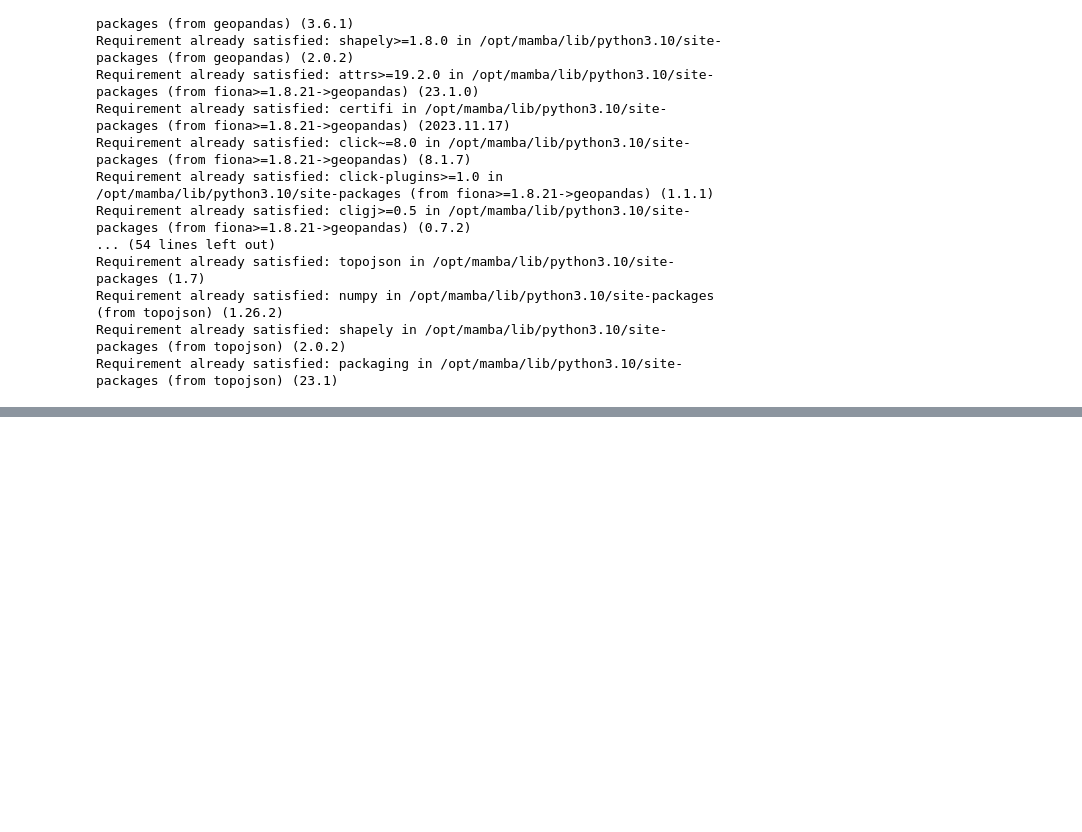
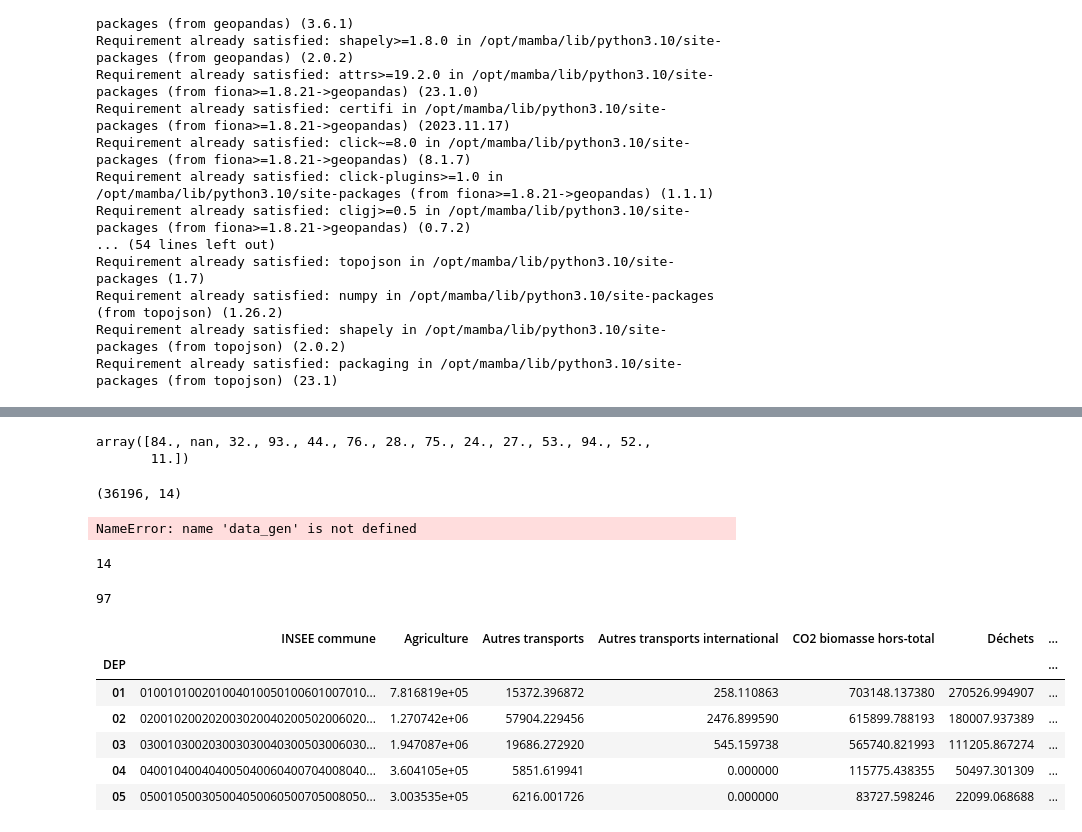
Before and after one commit to tpaquier/Python_DS, a Jupyter notebook: base_pollutio_test.ipynb, the cells around one changed output, grey strips where cells are left out. Cells and saved outputs as stored; diff of their text form; code cells hidden in the pictures; blank space fills up the shorter version.

```diff
--- a/base_pollutio_test.ipynb
+++ b/base_pollutio_test.ipynb
@@ -34,0 +64,4 @@ Requirement already satisfied: packaging in /opt/mamba/lib/python3.10/site-packa
+# %%
+merging_list.append('REG')
+# %%
+merging_list.append('DEP')
@@ -34,0 +72,2 @@ Requirement already satisfied: packaging in /opt/mamba/lib/python3.10/site-packa
+# %%
+base_gen_pollution = base_gen_pollution[merging_list]
@@ -34,0 +86,21 @@ Requirement already satisfied: packaging in /opt/mamba/lib/python3.10/site-packa
+# %%
+base_gen_pollution['REG'].unique()
+# %% [output]
+array([84., nan, 32., 93., 44., 76., 28., 75., 24., 27., 53., 94., 52.,
+       11.])
+# %%
+base_gen_pollution.shape
+# %% [output]
+(36196, 14)
+# %%
+data_gen.shape
+# %% [output]
+NameError: name 'data_gen' is not defined
+# %%
+len(base_gen_pollution['REG'].unique())
+# %% [output]
+14
+# %%
+len(base_gen_pollution['DEP'].unique())
+# %% [output]
+97
@@ -34,0 +110,12 @@ Requirement already satisfied: packaging in /opt/mamba/lib/python3.10/site-packa
+# %%
+tentative_groupes_1 = base_gen_pollution.drop(['Commune'], axis = 1).groupby('DEP').sum()
+# %%
+tentative_groupes_1.head()
+# %% [output]
+|  | INSEE commune | Agriculture | Autres transports | Autres transports international | CO2 biomasse hors-total | Déchets | ... |
+| DEP |  |  |  |  |  |  | ... |
+| 01 | 010010100201004010050100601007010... | 7.816819e+05 | 15372.396872 | 258.110863 | 703148.137380 | 270526.994907 | ... |
+| 02 | 020010200202003020040200502006020... | 1.270742e+06 | 57904.229456 | 2476.899590 | 615899.788193 | 180007.937389 | ... |
+| 03 | 030010300203003030040300503006030... | 1.947087e+06 | 19686.272920 | 545.159738 | 565740.821993 | 111205.867274 | ... |
+| 04 | 040010400404005040060400704008040... | 3.604105e+05 | 5851.619941 | 0.000000 | 115775.438355 | 50497.301309 | ... |
+| 05 | 050010500305004050060500705008050... | 3.003535e+05 | 6216.001726 | 0.000000 | 83727.598246 | 22099.068688 | ... |
```
Also changed, not shown: parts of 19 cells of this notebook, 1 other file.
